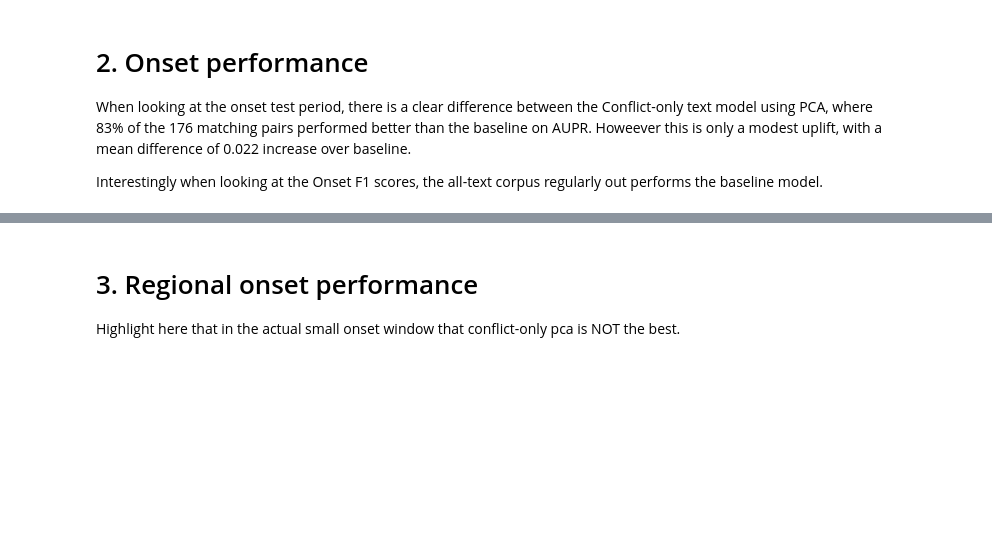
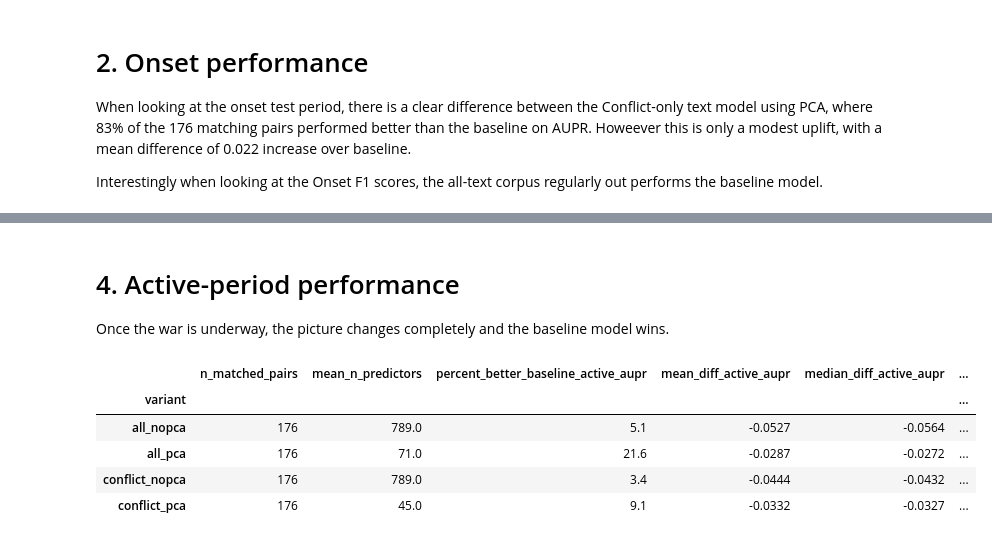
Before and after one commit to eviejones/msc-final-project, a Jupyter notebook: evaluation/results.ipynb, the cells around one changed output, grey strips where cells are left out. Cells and saved outputs as stored; diff of their text form; code cells hidden in the pictures; blank space fills up the shorter version.

```diff
--- a/evaluation/results.ipynb
+++ b/evaluation/results.ipynb
@@ -97,4 +168,14 @@ Interestingly when looking at the Onset F1 scores, the all-text corpus regularly
+# %% [markdown]
+# 4. Active-period performance
+
+Once the war is underway, the picture changes completely and the baseline model wins.
 # %%
-results = pd.read_csv("evaluation/sudan_results.csv")
-onset_metrics = ["onset_aupr", "onset_f1_class1"]
-baseline_comparison_table(results, onset_metrics)
+active_metrics = ["active_aupr", "active_f1_class1"]
+baseline_comparison_table(pd.read_csv("evaluation/sudan_results.csv"), active_metrics)
+# %% [output]
+|  | n_matched_pairs | mean_n_predictors | percent_better_baseline_active_aupr | mean_diff_active_aupr | median_diff_active_aupr | ... |
+| variant |  |  |  |  |  | ... |
+| all_nopca | 176 | 789.0 | 5.1 | -0.0527 | -0.0564 | ... |
+| all_pca | 176 | 71.0 | 21.6 | -0.0287 | -0.0272 | ... |
+| conflict_nopca | 176 | 789.0 | 3.4 | -0.0444 | -0.0432 | ... |
+| conflict_pca | 176 | 45.0 | 9.1 | -0.0332 | -0.0327 | ... |
@@ -106,3 +181,0 @@ def read_onset_results(files)
-# %% [markdown]
-# 3. Regional onset performance
-Highlight here that in the actual small onset window that conflict-only pca is NOT the best.
```
Also changed, not shown: parts of 33 cells of this notebook.
